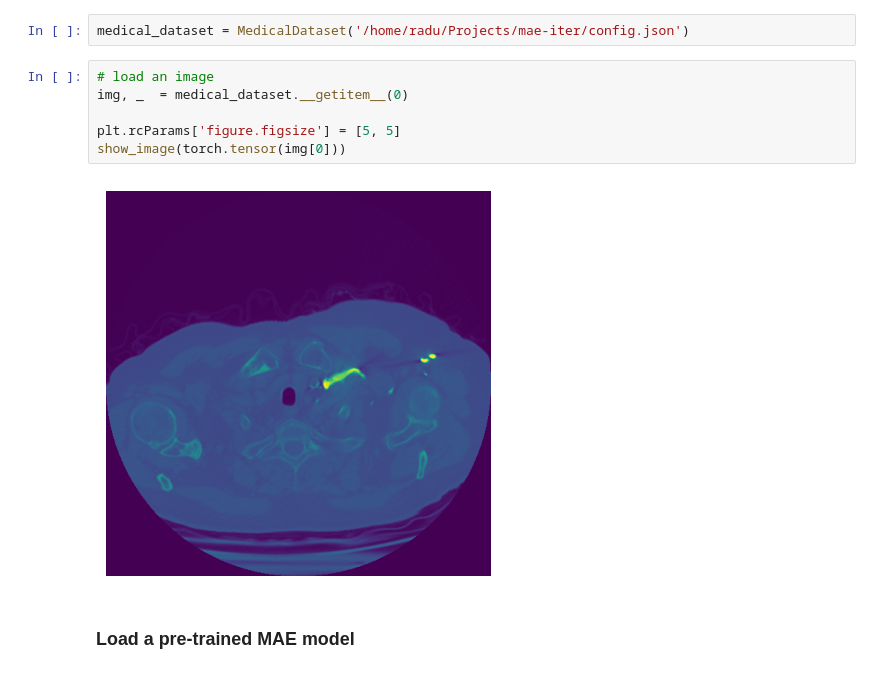
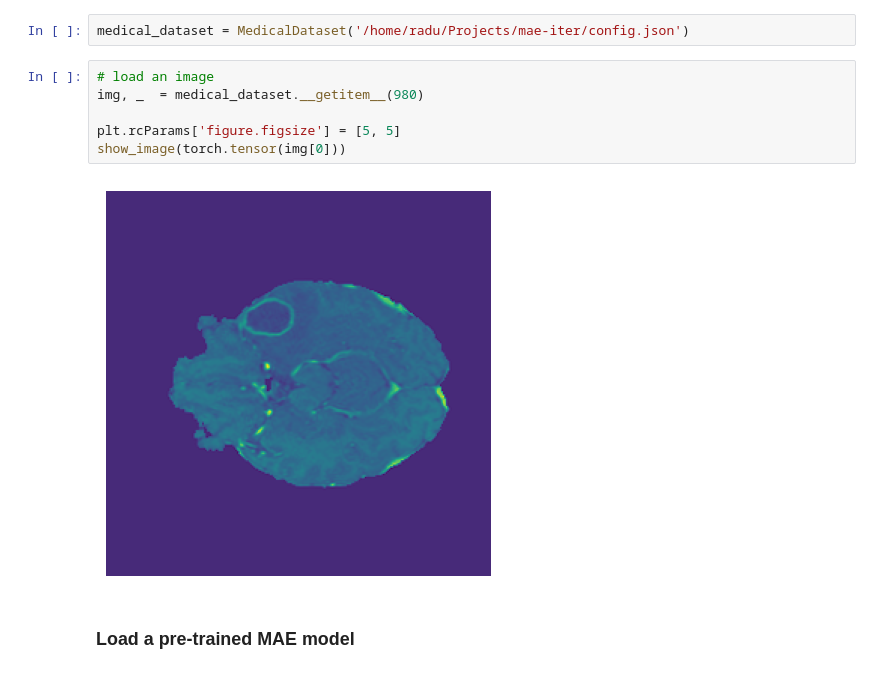
Before and after one commit to ristea/mae-iter, a Jupyter notebook: demo/mae_visualize.ipynb, the cells around one changed output. Cells and saved outputs as stored; diff of their text form.

```diff
--- a/demo/mae_visualize.ipynb
+++ b/demo/mae_visualize.ipynb
@@ -85,12 +85,12 @@ def run_one_image(img, model):
 medical_dataset = MedicalDataset('/home/radu/Projects/mae-iter/config.json')
 # %%
 # load an image
-img, _  = medical_dataset.__getitem__(0)
+img, _  = medical_dataset.__getitem__(980)
 
 plt.rcParams['figure.figsize'] = [5, 5]
 show_image(torch.tensor(img[0]))
 # %% [output]
-[figure, old version]
+[figure, new version]
 # %% [markdown]
 ### Load a pre-trained MAE model
 # %%
```
Also changed, not shown: parts of 2 cells of this notebook, 4 other files.
